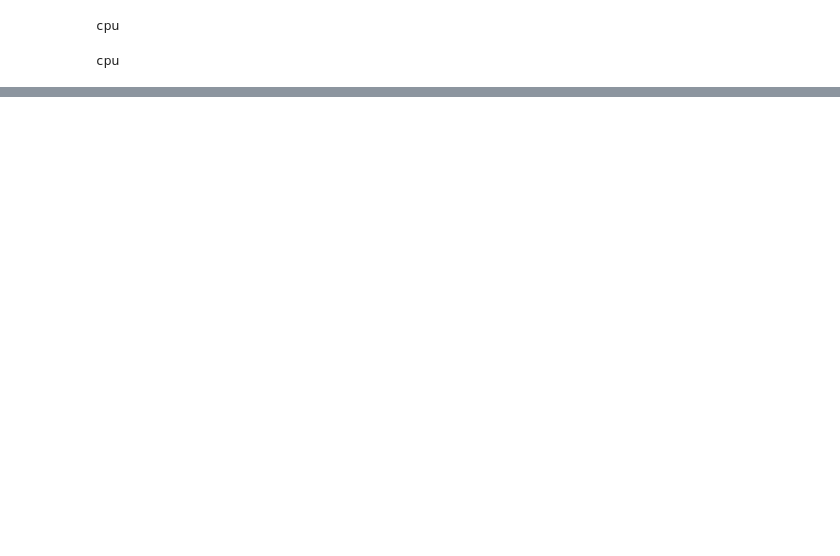
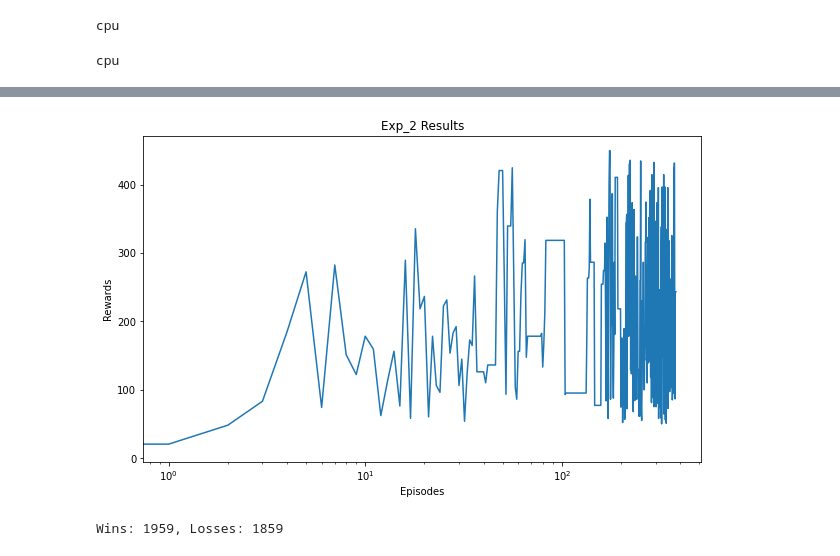
Before and after one commit to noisecape/Reinforcement-Learning_INM707, a Jupyter notebook: Task3/Report.ipynb, the cells around one changed output, grey strips where cells are left out. Saved outputs shown, nothing was run; the diff lists cells and outputs as text; code cells hidden in the pictures; blank space fills up the shorter version.

```diff
--- a/Task3/Report.ipynb
+++ b/Task3/Report.ipynb
@@ -144,0 +157,6 @@ plot_image(results)
+# %%
+plot_image(result_2, exp_name='Exp_2')
+print('Wins: {}, Losses: {}'.format(len(result_2['Exp_2']['wins']), len(result_2['Exp_2']['losses'])))
+# %% [output]
+[figure, added]
+Wins: 1959, Losses: 1859
```
Also changed, not shown: parts of 7 cells of this notebook, 1 other file.
